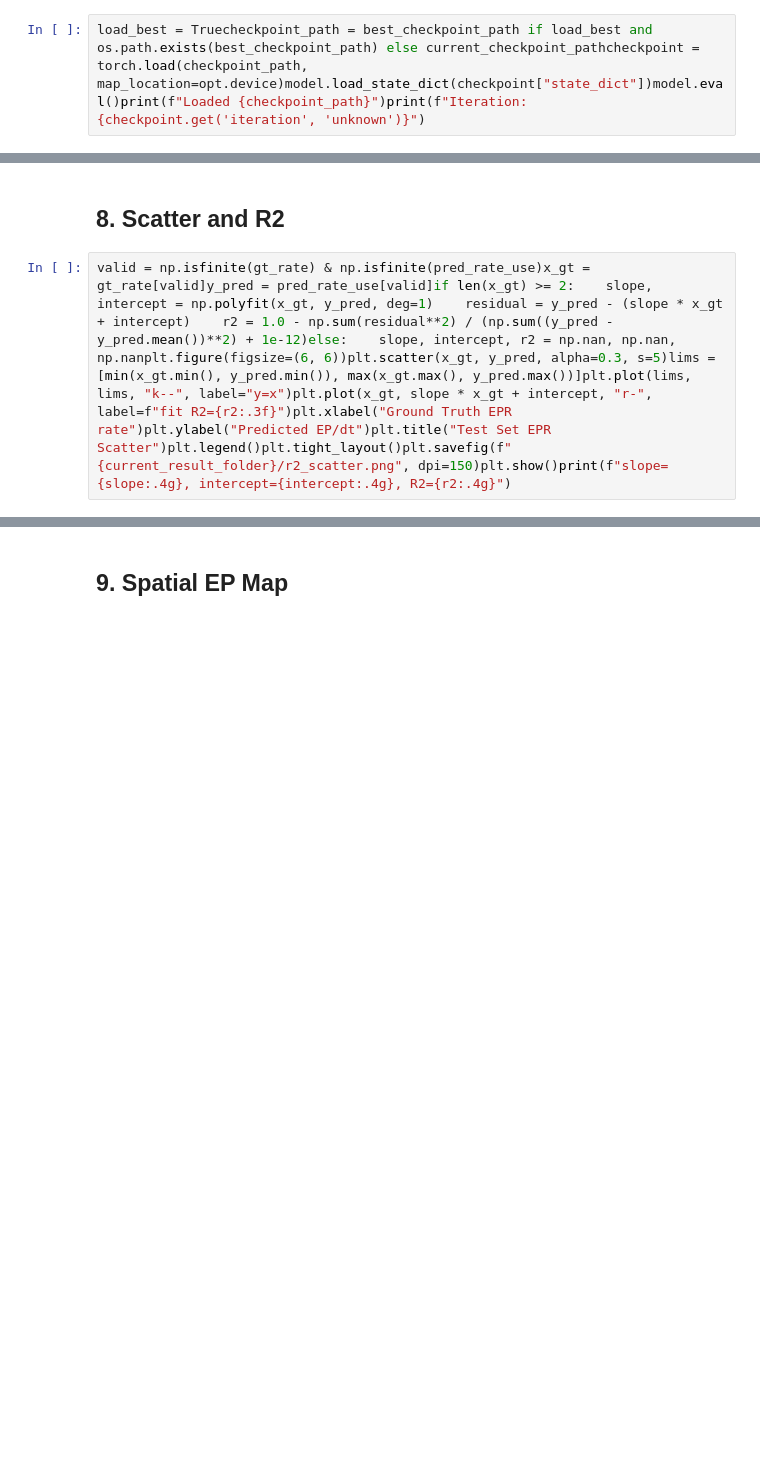
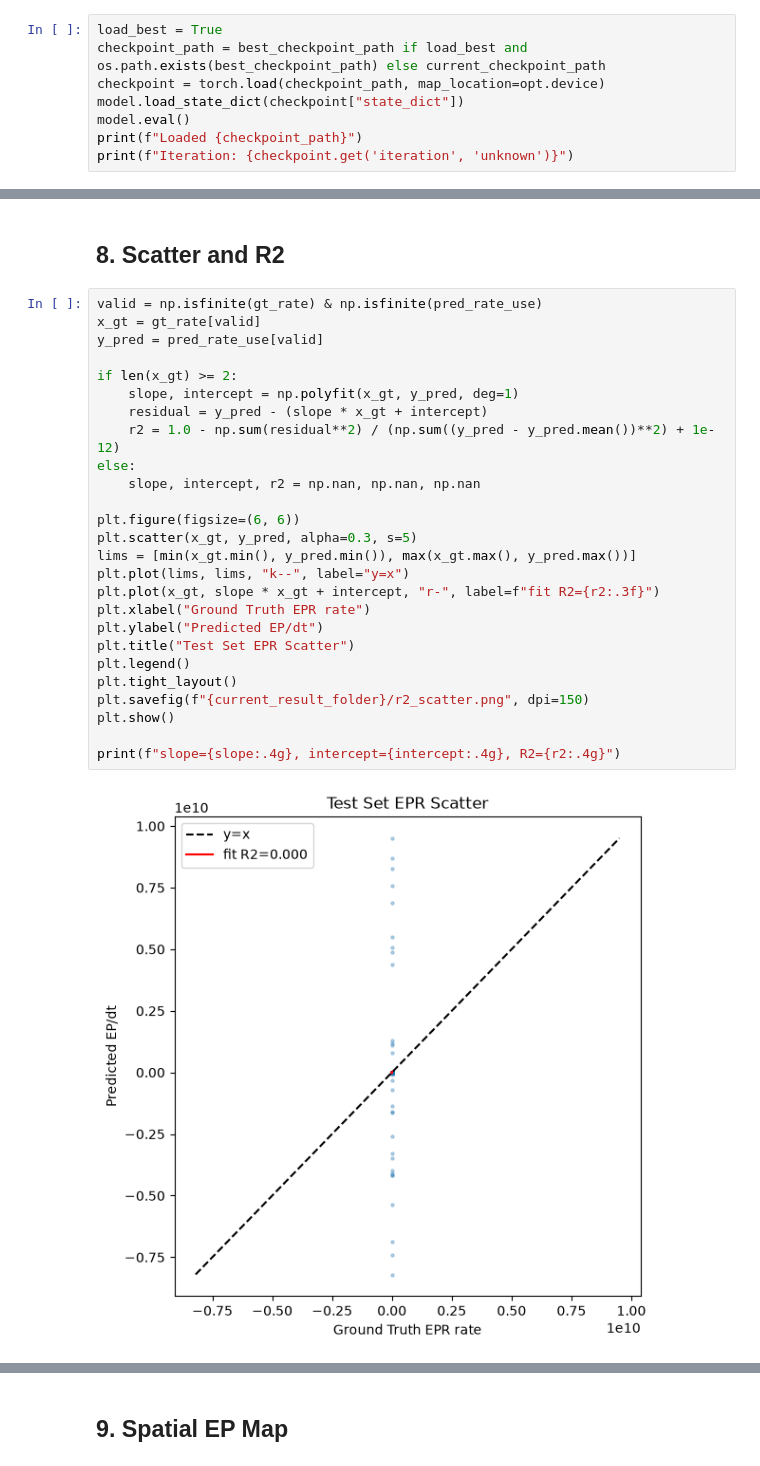
Before and after one commit to 2DHvN/CNEEP_v2, a Jupyter notebook: notebooks/Corr_LatticeABP.ipynb, the cells around one changed output, grey strips where cells are left out. Saved outputs shown, nothing was run; the diff lists cells and outputs as text; blank space fills up the shorter version.

```diff
--- a/notebooks/Corr_LatticeABP.ipynb
+++ b/notebooks/Corr_LatticeABP.ipynb
@@ -23,4 +340,10 @@ from models.NEEP_ShellForce_2D import MultiScaleShellForceCNEEP2D, MultiScaleShe
 # %% [markdown]
 ## 5. Model Selection
 # %%
-load_best = Truecheckpoint_path = best_checkpoint_path if load_best and os.path.exists(best_checkpoint_path) else current_checkpoint_pathcheckpoint = torch.load(checkpoint_path, map_location=opt.device)model.load_state_dict(checkpoint["state_dict"])model.eval()print(f"Loaded {checkpoint_path}")print(f"Iteration: {checkpoint.get('iteration', 'unknown')}")
+load_best = True
+checkpoint_path = best_checkpoint_path if load_best and os.path.exists(best_checkpoint_path) else current_checkpoint_path
+checkpoint = torch.load(checkpoint_path, map_location=opt.device)
+model.load_state_dict(checkpoint["state_dict"])
+model.eval()
+print(f"Loaded {checkpoint_path}")
+print(f"Iteration: {checkpoint.get('iteration', 'unknown')}")
@@ -35,4 +467,30 @@ model.eval()pred_increment = []pred_rate = []pred_dt = []test_sampler = Cartesia
 # %% [markdown]
 ## 8. Scatter and R2
 # %%
-valid = np.isfinite(gt_rate) & np.isfinite(pred_rate_use)x_gt = gt_rate[valid]y_pred = pred_rate_use[valid]if len(x_gt) >= 2:    slope, intercept = np.polyfit(x_gt, y_pred, deg=1)    residual = y_pred - (slope * x_gt + intercept)    r2 = 1.0 - np.sum(residual**2) / (np.sum((y_pred - y_pred.mean())**2) + 1e-12)else:    slope, intercept, r2 = np.nan, np.nan, np.nanplt.figure(figsize=(6, 6))plt.scatter(x_gt, y_pred, alpha=0.3, s=5)lims = [min(x_gt.min(), y_pred.min()), max(x_gt.max(), y_pred.max())]plt.plot(lims, lims, "k--", label="y=x")plt.plot(x_gt, slope * x_gt + intercept, "r-", label=f"fit R2={r2:.3f}")plt.xlabel("Ground Truth EPR rate")plt.ylabel("Predicted EP/dt")plt.title("Test Set EPR Scatter")plt.legend()plt.tight_layout()plt.savefig(f"{current_result_folder}/r2_scatter.png", dpi=150)plt.show()print(f"slope={slope:.4g}, intercept={intercept:.4g}, R2={r2:.4g}")
+valid = np.isfinite(gt_rate) & np.isfinite(pred_rate_use)
+x_gt = gt_rate[valid]
+y_pred = pred_rate_use[valid]
+
+if len(x_gt) >= 2:
+    slope, intercept = np.polyfit(x_gt, y_pred, deg=1)
+    residual = y_pred - (slope * x_gt + intercept)
+    r2 = 1.0 - np.sum(residual**2) / (np.sum((y_pred - y_pred.mean())**2) + 1e-12)
+else:
+    slope, intercept, r2 = np.nan, np.nan, np.nan
+
+plt.figure(figsize=(6, 6))
+plt.scatter(x_gt, y_pred, alpha=0.3, s=5)
+lims = [min(x_gt.min(), y_pred.min()), max(x_gt.max(), y_pred.max())]
+plt.plot(lims, lims, "k--", label="y=x")
+plt.plot(x_gt, slope * x_gt + intercept, "r-", label=f"fit R2={r2:.3f}")
+plt.xlabel("Ground Truth EPR rate")
+plt.ylabel("Predicted EP/dt")
+plt.title("Test Set EPR Scatter")
+plt.legend()
+plt.tight_layout()
+plt.savefig(f"{current_result_folder}/r2_scatter.png", dpi=150)
+plt.show()
+
+print(f"slope={slope:.4g}, intercept={intercept:.4g}, R2={r2:.4g}")
+# %% [output]
+[figure, added]
```
Also changed, not shown: parts of 13 cells of this notebook, 13 other files.
